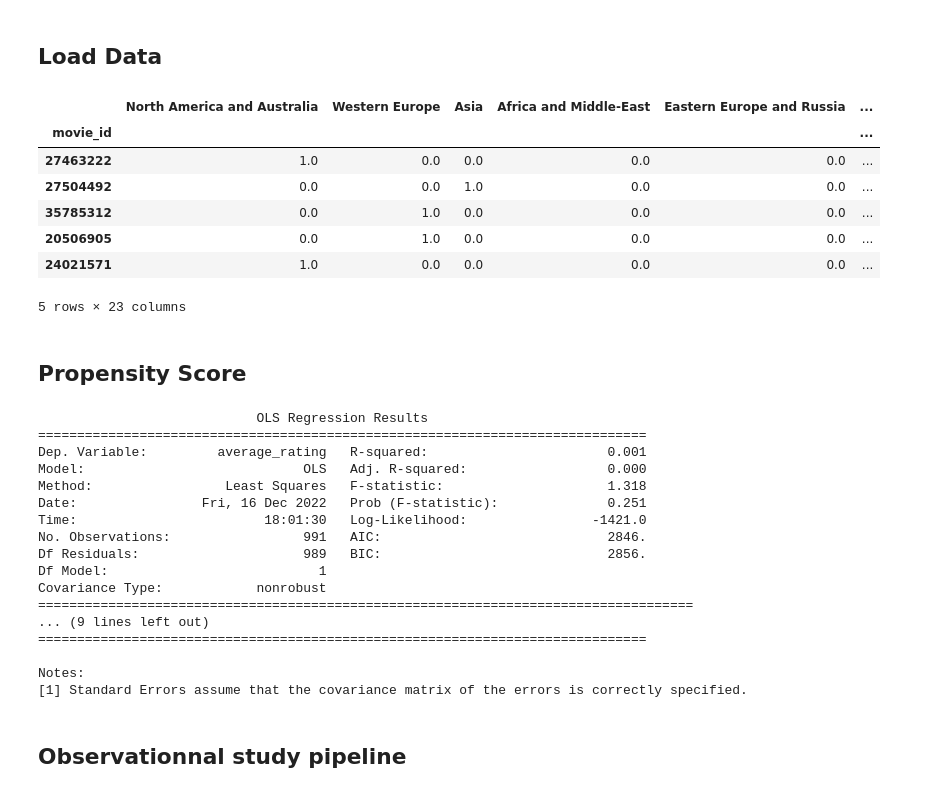
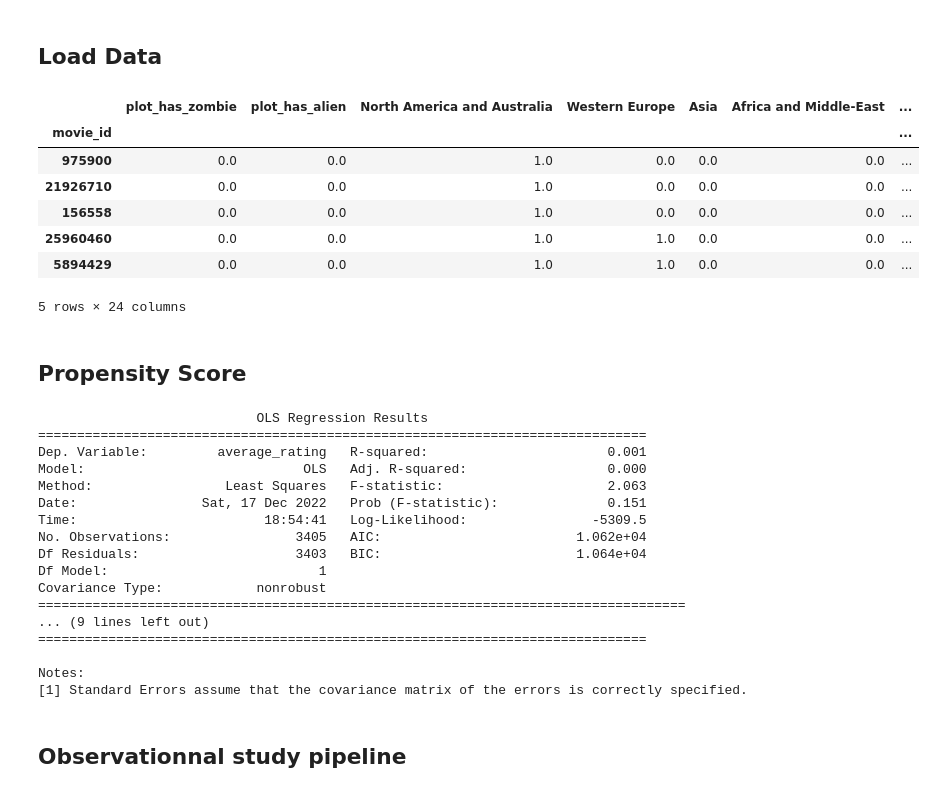
Before and after one commit to epfl-ada/ada-2022-project-zozoz, a Jupyter notebook: src/observational_studies/observational_studies.ipynb, the cells around one changed output. Saved outputs shown, nothing was run; the diff lists cells and outputs as text; code cells hidden in the pictures.

Commit message:
add term covariates

```diff
--- a/src/observational_studies/observational_studies.ipynb
+++ b/src/observational_studies/observational_studies.ipynb
@@ -21,19 +21,27 @@ import feature_and_regression as feat_and_reg
 # %% [markdown]
 ## Load Data
 # %%
-raw_regression_df = feat_and_reg.get_raw_regression_df()
+# First gather the initial regression dataframe.
+# The dictionnary passed as parameter contains the word to add as
+# covariates in the model. For further information pleaser refer to
+# the description of the function.
+raw_regression_df = feat_and_reg.get_raw_regression_df({"zombie":True,"alien":False})
 # %%
-processed_df, target, binary_target, num_votes = feat_and_reg.format_regression_df(raw_regression_df,[2010])
+# Format the regression dataframe and keep only the given decades.
+# For further tuning, check the function description to see the list of available
+# parameters.
+processed_df, target, binary_target, num_votes = feat_and_reg.format_regression_df(
+                                                            raw_regression_df,[2000])
 processed_df.head()
 # %% [output]
-|  | North America and Australia | Western Europe | Asia | Africa and Middle-East | Eastern Europe and Russia | ... |
-| movie_id |  |  |  |  |  | ... |
-| 27463222 | 1.0 | 0.0 | 0.0 | 0.0 | 0.0 | ... |
-| 27504492 | 0.0 | 0.0 | 1.0 | 0.0 | 0.0 | ... |
-| 35785312 | 0.0 | 1.0 | 0.0 | 0.0 | 0.0 | ... |
-| 20506905 | 0.0 | 1.0 | 0.0 | 0.0 | 0.0 | ... |
-| 24021571 | 1.0 | 0.0 | 0.0 | 0.0 | 0.0 | ... |
+|  | plot_has_zombie | plot_has_alien | North America and Australia | Western Europe | Asia | Africa and Middle-East | ... |
+| movie_id |  |  |  |  |  |  | ... |
+| 975900 | 0.0 | 0.0 | 1.0 | 0.0 | 0.0 | 0.0 | ... |
+| 21926710 | 0.0 | 0.0 | 1.0 | 0.0 | 0.0 | 0.0 | ... |
+| 156558 | 0.0 | 0.0 | 1.0 | 0.0 | 0.0 | 0.0 | ... |
+| 25960460 | 0.0 | 0.0 | 1.0 | 1.0 | 0.0 | 0.0 | ... |
+| 5894429 | 0.0 | 0.0 | 1.0 | 1.0 | 0.0 | 0.0 | ... |
-5 rows × 23 columns
+5 rows × 24 columns
 # %% [markdown]
 ## Propensity Score
 # %%
@@ -48,21 +57,21 @@ matched_ids = set(psm.matched_ids["movie_id"]).union(psm.matched_ids["matched_ID
 # %%
 # Regression
 features = feat_and_reg.forward_selection(processed_df, target)
-model = sm.OLS(target, sm.add_constant(processed_df["has_famous_actor"])).fit()
+model = sm.OLS(target, sm.add_constant(processed_df["plot_has_zombie"])).fit()
 print(model.summary())
 # %% [output]
                             OLS Regression Results
 ==============================================================================
 Dep. Variable:         average_rating   R-squared:                       0.001
 Model:                            OLS   Adj. R-squared:                  0.000
-Method:                 Least Squares   F-statistic:                     1.318
-Date:                Fri, 16 Dec 2022   Prob (F-statistic):              0.251
-Time:                        18:01:30   Log-Likelihood:                -1421.0
-No. Observations:                 991   AIC:                             2846.
-Df Residuals:                     989   BIC:                             2856.
+Method:                 Least Squares   F-statistic:                     2.063
+Date:                Sat, 17 Dec 2022   Prob (F-statistic):              0.151
+Time:                        18:54:41   Log-Likelihood:                -5309.5
+No. Observations:                3405   AIC:                         1.062e+04
+Df Residuals:                    3403   BIC:                         1.064e+04
 Df Model:                           1
 Covariance Type:            nonrobust
-====================================================================================
+===================================================================================
 ... (9 lines left out)
 ==============================================================================
 
```
Also changed, not shown: parts of 5 cells of this notebook, 3 other files.
